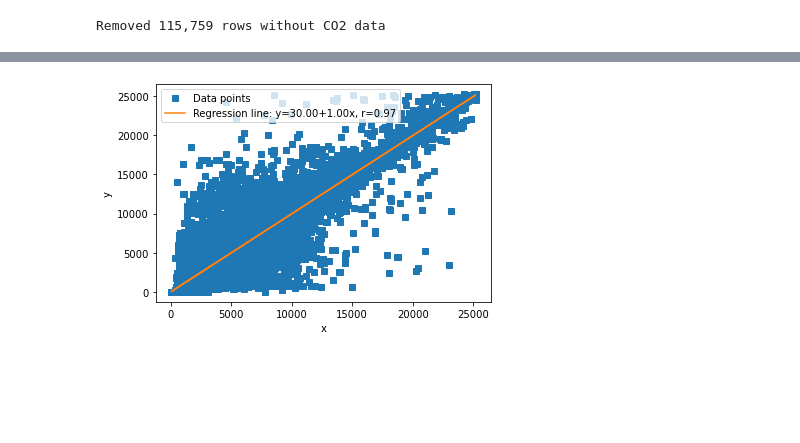
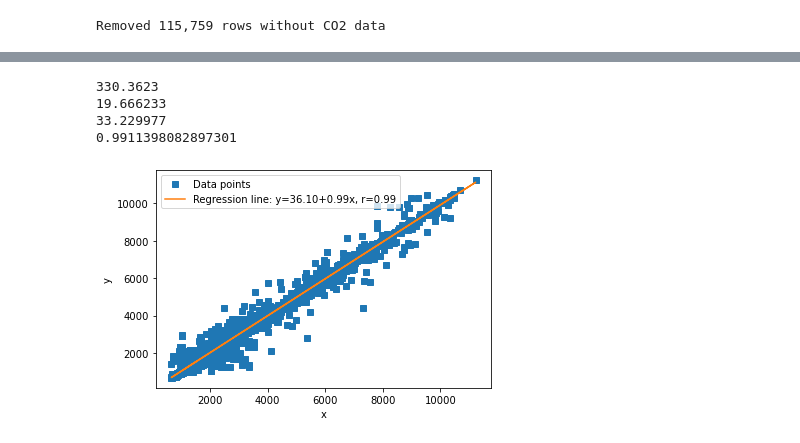
Before and after one commit to mberghouse/CO2-Data, a Jupyter notebook: python_processing/eda/MergeProcessedData.ipynb, the cells around one changed output, grey strips where cells are left out. Cells and saved outputs as stored; diff of their text form; code cells hidden in the pictures; blank space fills up the shorter version.

```diff
--- a/python_processing/eda/MergeProcessedData.ipynb
+++ b/python_processing/eda/MergeProcessedData.ipynb
@@ -193,11 +209,13 @@ df
 # %%
-df['new_index']=list(range(0, 758303))
+#Drop the numerically arbitrary columns when doing PCA, but don't drop for machine learning model (they will be dropped later on)
+
+
+df['new_index']=list(range(0, len(df)))
 df_reindex=df.set_index('new_index')
 df=df.drop(columns='new_index')
-#df_reindex=df_reindex.drop(columns='Site')
+#df_reindex=df_reindex.drop(columns=['Site', 'Pit', 'Season', 'timestamp'])
 
 df_st =  StandardScaler().fit_transform(df_reindex)
 df_st1=pd.DataFrame(data=df_st)
-#df_med=df_st1.fillna(df_st1.median())
 df_st1
 # %% [output]
@@ -328,7 +397,7 @@ X_train, X_test, y_train, y_test = train_test_split(X, y, train_size=0.8)
 from sklearn.neighbors import KNeighborsRegressor
 from sklearn import metrics
 
-neigh = KNeighborsRegressor(n_neighbors=5)
+neigh = KNeighborsRegressor(n_neighbors=2)
 neigh.fit(X_train, y_train)
 neigh.score(X_test,y_test)
 # %% [output]
@@ -401 +466,21 @@ print (result.pvalue)
 0.0
+# %%
+prediction_original=prediction*np.std(df['CO2'])+np.mean(df.CO2)
+y_test_original=y_test*np.std(df['CO2'])+np.mean(df.CO2)
+
+y_hats=prediction_original
+df_out = X_test.reset_index()
+df_out["Actual"] = y_test_original.reset_index()['CO2']
+df_out["Prediction"] = y_hats#.reset_index()[0]
+y_test['preds'] = y_hats
+#df_out['Depth']=df_out.Depth*np.std(df['Depth'])+np.mean(df.Depth)
+df_out['SoilMoisture']=df_out['SoilMoisture']*np.std(df['SoilMoisture'])+np.mean(df.SoilMoisture)
+df_out['precip']=df_out.precip*np.std(df['precip'])+np.mean(df.precip)
+df_out['BulkEC']=df_out['BulkEC']*np.std(df['BulkEC'])+np.mean(df.BulkEC)
+df_out['O2']=df_out.O2*np.std(df['O2'])+np.mean(df.O2)
+df_out['Temp']=df_out.Temp*np.std(df['Temp'])+np.mean(df.Temp)
+df_out['Site']=df_reindex.Site.loc[df_out['index']].values
+df_out['timestamp']=df_reindex.timestamp.loc[df_out['index']].values
+df_out['Pit']=df_reindex.Pit.loc[df_out['index']].values
+df_out['Season']=df_reindex.Season.loc[df_out['index']].values
+df_out['Depth']=df_reindex.Depth.loc[df_out['index']].values
@@ -419,8 +534,0 @@ plt.show()
-# %%
-y_hats=prediction
-df_out = X_test.reset_index()
-df_out["Actual"] = y_test.reset_index()['CO2']
-df_out["Prediction"] = y_hats#.reset_index()[0]
-y_test['preds'] = y_hats
-df_out
-#df_out = pd.merge(df,y_test[['preds']],how = 'left',left_index = True, right_index = True)
@@ -441,21 +535,35 @@ df_out
+# %%
+
+PIT=df_out.Pit==9
+DEPTH=df_out.Depth==30
+x=df_out.Actual[PIT][DEPTH]
+y=df_out.Prediction[PIT][DEPTH]
+print(metrics.max_error(x, y))
+print(metrics.mean_absolute_error(x, y))
+print(metrics.mean_squared_error(x, y, squared=False))
+print (r2_score(x, y))
+# %% [output]
+330.3623
+19.666233
+33.229977
+0.9911398082897301
 # %%
-#For some reason the Shale Hills data has been dropped
-#All pits show high level of prediction accuracy (pit 20 is probably lowest accuracy)
+
 
 df_out=df_out.astype('float32')
-x=df_out.Prediction[df_out.Site==3]
-y=df_out.Actual[df_out.Site==3]
+x=df_out.Prediction[df_out.Depth==10][df_out.Pit==5]
+y=df_out.Actual[df_out.Depth==10][df_out.Pit==5]
 slope, intercept, r, p, stderr = scipy.stats.linregress(x, y)
 line = f'Regression line: y={intercept:.2f}+{slope:.2f}x, r={r:.2f}'
 fig, ax = plt.subplots()
 ax.plot(x, y, linewidth=0, marker='s', label='Data points')
 ax.plot(x, intercept + slope * x, label=line)
 ax.set_xlabel('x')
 ax.set_ylabel('y')
 ax.legend(facecolor='white')
 plt.show()
 # %% [output]
-[figure, old version]
+[figure, new version]
 # %%
 result = scipy.stats.linregress(x, y)
 print(result.rvalue)
```
Also changed, not shown: parts of 35 cells of this notebook.
